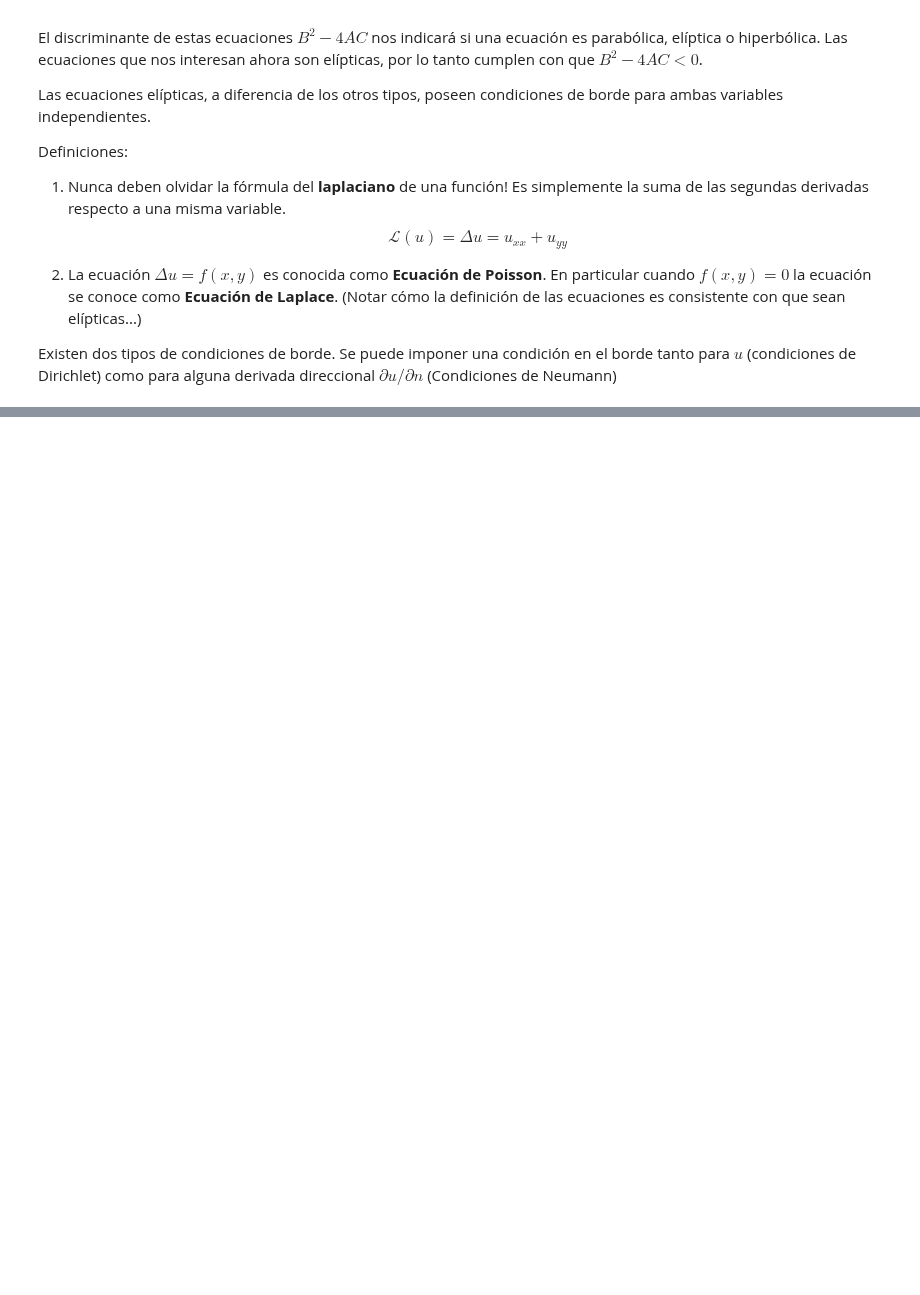
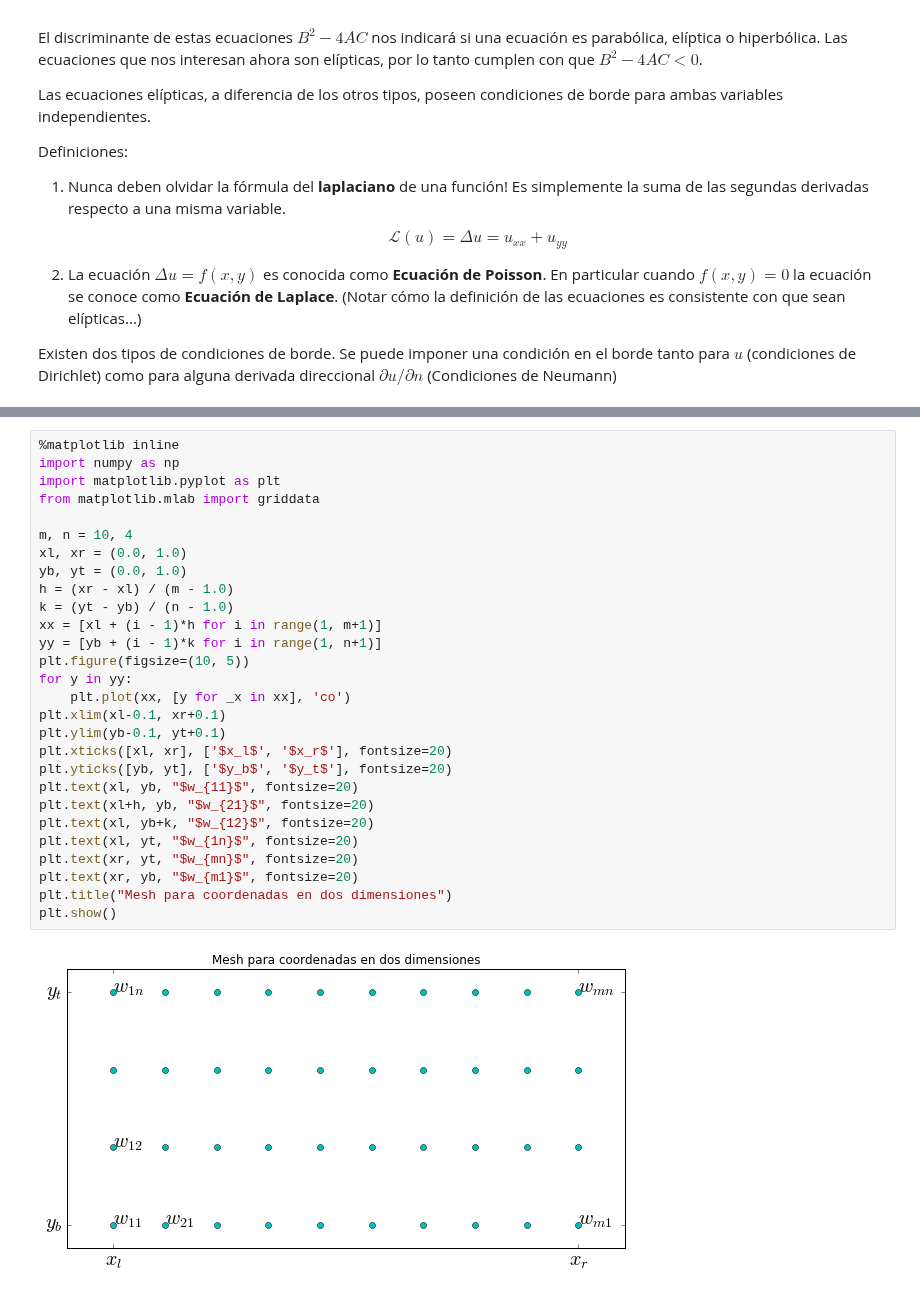
Before and after one commit to asazo/CC2, a Jupyter notebook: edpfinitediff.ipynb, the cells around one changed output, grey strips where cells are left out. Saved outputs shown, nothing was run; the diff lists cells and outputs as text; blank space fills up the shorter version.

```diff
--- a/edpfinitediff.ipynb
+++ b/edpfinitediff.ipynb
@@ -36,0 +44,30 @@ $$\frac{u(x-h,y) -2u(x,y) + u(x+h,y)}{h^2} + \mathcal{O}(h^2) + \frac{u(x,y-k) -
+# %%
+%matplotlib inline
+import numpy as np
+import matplotlib.pyplot as plt
+from matplotlib.mlab import griddata
+
+m, n = 10, 4
+xl, xr = (0.0, 1.0)
+yb, yt = (0.0, 1.0)
+h = (xr - xl) / (m - 1.0)
+k = (yt - yb) / (n - 1.0)
+xx = [xl + (i - 1)*h for i in range(1, m+1)]
+yy = [yb + (i - 1)*k for i in range(1, n+1)]
+plt.figure(figsize=(10, 5))
+for y in yy:
+    plt.plot(xx, [y for _x in xx], 'co')
+plt.xlim(xl-0.1, xr+0.1)
+plt.ylim(yb-0.1, yt+0.1)
+plt.xticks([xl, xr], ['$x_l$', '$x_r$'], fontsize=20)
+plt.yticks([yb, yt], ['$y_b$', '$y_t$'], fontsize=20)
+plt.text(xl, yb, "$w_{11}$", fontsize=20)
+plt.text(xl+h, yb, "$w_{21}$", fontsize=20)
+plt.text(xl, yb+k, "$w_{12}$", fontsize=20)
+plt.text(xl, yt, "$w_{1n}$", fontsize=20)
+plt.text(xr, yt, "$w_{mn}$", fontsize=20)
+plt.text(xr, yb, "$w_{m1}$", fontsize=20)
+plt.title("Mesh para coordenadas en dos dimensiones")
+plt.show()
+# %% [output]
+[figure, added]
```
Also changed, not shown: parts of 6 cells of this notebook.
